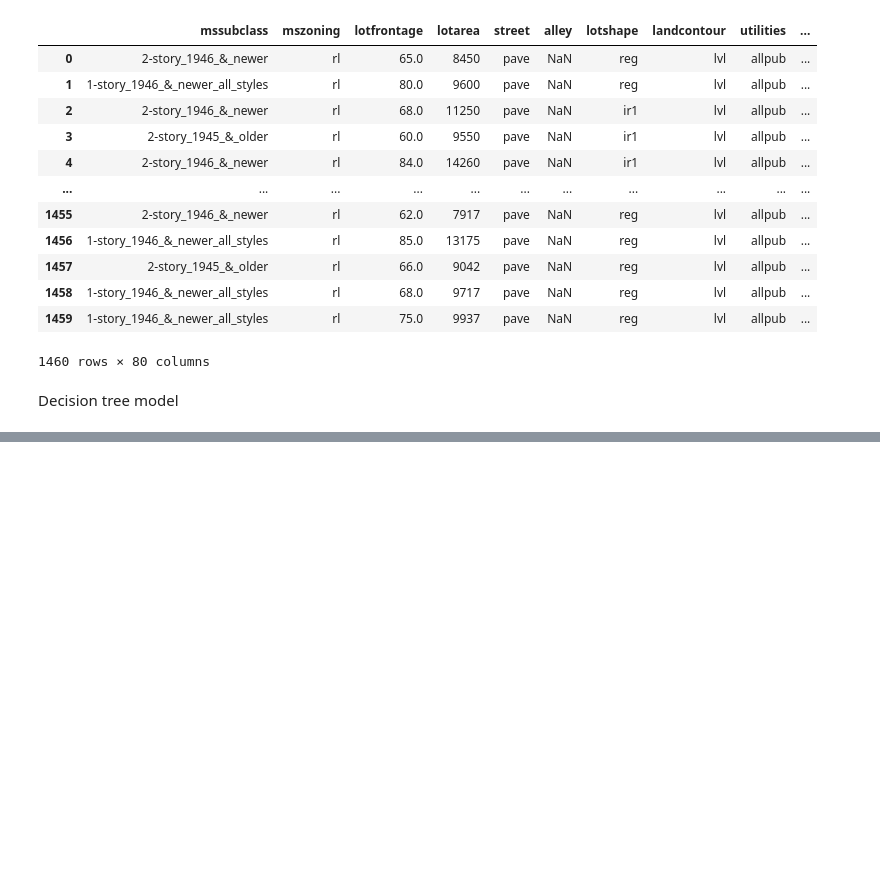
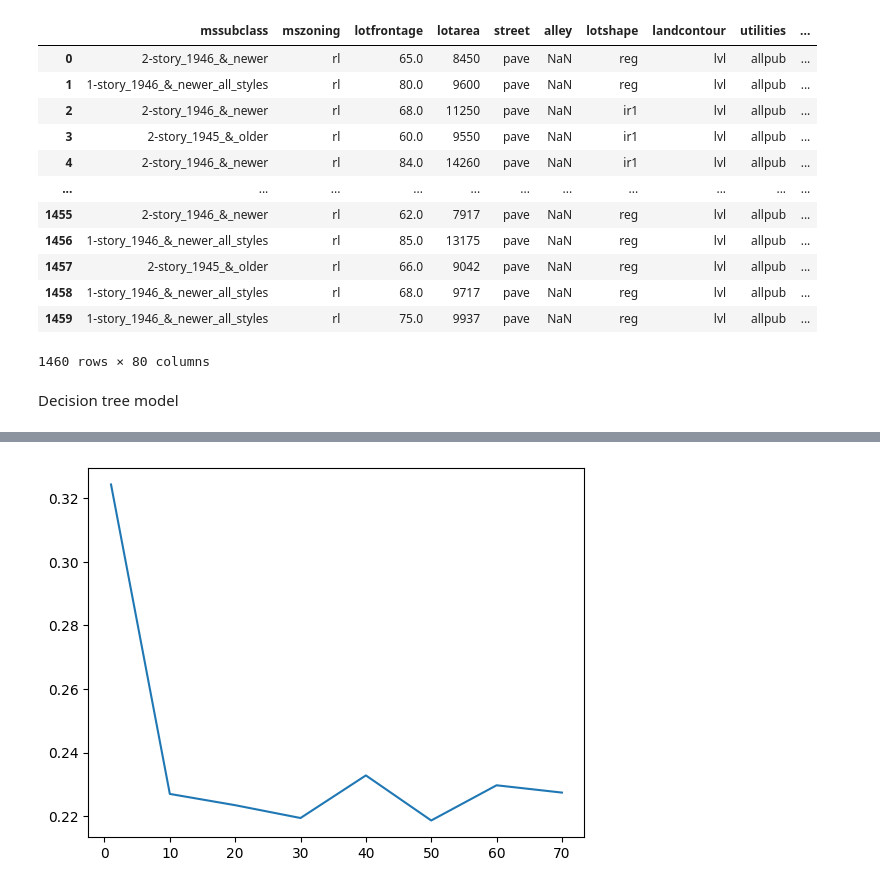
Before and after one commit to sarah-zhan/house_price_prediction, a Jupyter notebook: main.ipynb, the cells around one changed output, grey strips where cells are left out. Cells and saved outputs as stored; diff of their text form; code cells hidden in the pictures; blank space fills up the shorter version.

Commit message:
find the max_depth in decision tree model

```diff
--- a/main.ipynb
+++ b/main.ipynb
@@ -184,8 +184,9 @@ from sklearn.model_selection import train_test_split
 df_train_full, df_train_test = train_test_split(df_train, test_size=0.2, random_state=11)
 df_train_train, df_train_val = train_test_split(df_train_full, test_size=0.25,random_state=11)
 
-y_train = df_train_train.saleprice
-y_val = df_train_val.saleprice
+y_train = np.log1p(df_train_train.saleprice.values)
+y_val = np.log1p(df_train_val.saleprice.values)
+y_test = np.log1p(df_train_test.saleprice.values)
 # %%
 df_train_train = df_train_train.reset_index(drop=True)
 df_train_val = df_train_val.reset_index(drop=True)
@@ -227,11 +234,13 @@ print(f"rmse: {rmse}")
 # %%
 # model is overfitting because rmse in training is 0
 # let us tune the max_depth
-max_depth = [1, 10, 20, 30, 40, 50, 60, 70, None]:
-rmse = []
+max_depth = [1, 10, 20, 30, 40, 50, 60, 70, None]
+rmse_list = []
 for d in max_depth:
     dt = DecisionTreeRegressor(max_depth=d)
     dt.fit(X_train, y_train)
 
-    y_pred = dt.predit(X_val)
-    rmse.append(np.sqrt(mean_squared_error(y_val, y_pred)))
+    y_pred = dt.predict(X_val)
+    rmse = np.sqrt(mean_squared_error(y_val, y_pred))
+    rmse_list.append(rmse)
+    print(f"max_depth:{d} --> rmse: {round(rmse,3)}")
@@ -241,3 +257,9 @@ sns.lineplot()
+# %%
+# plot rmse
+plt.plot(max_depth, rmse_list)
+plt.show()
+# %% [output]
+[figure, added]
 # %%
 # features to split the model
 print(export_text(dt, feature_names=list(dv.get_feature_names_out())))
```
Also changed, not shown: parts of 5 cells of this notebook.
